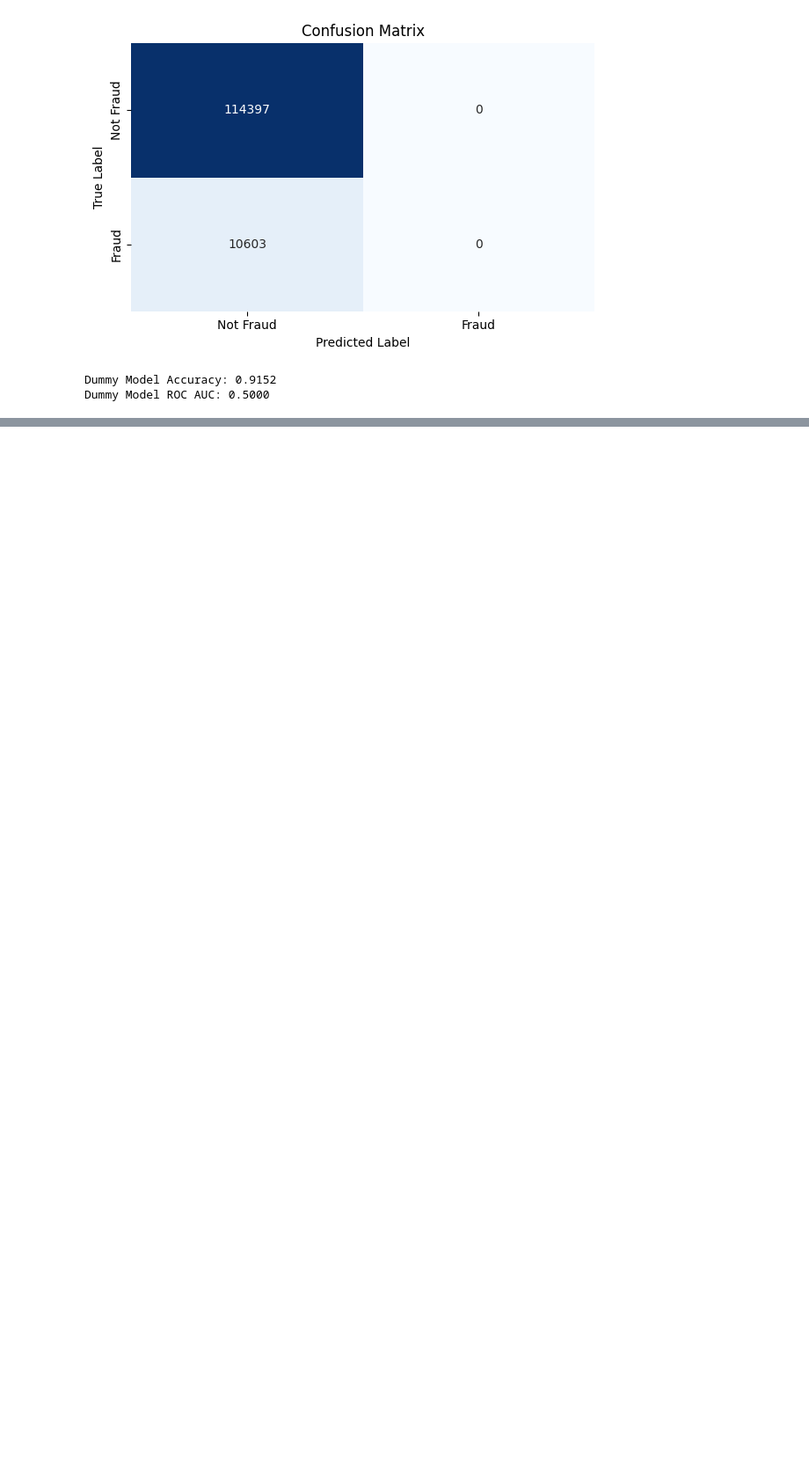
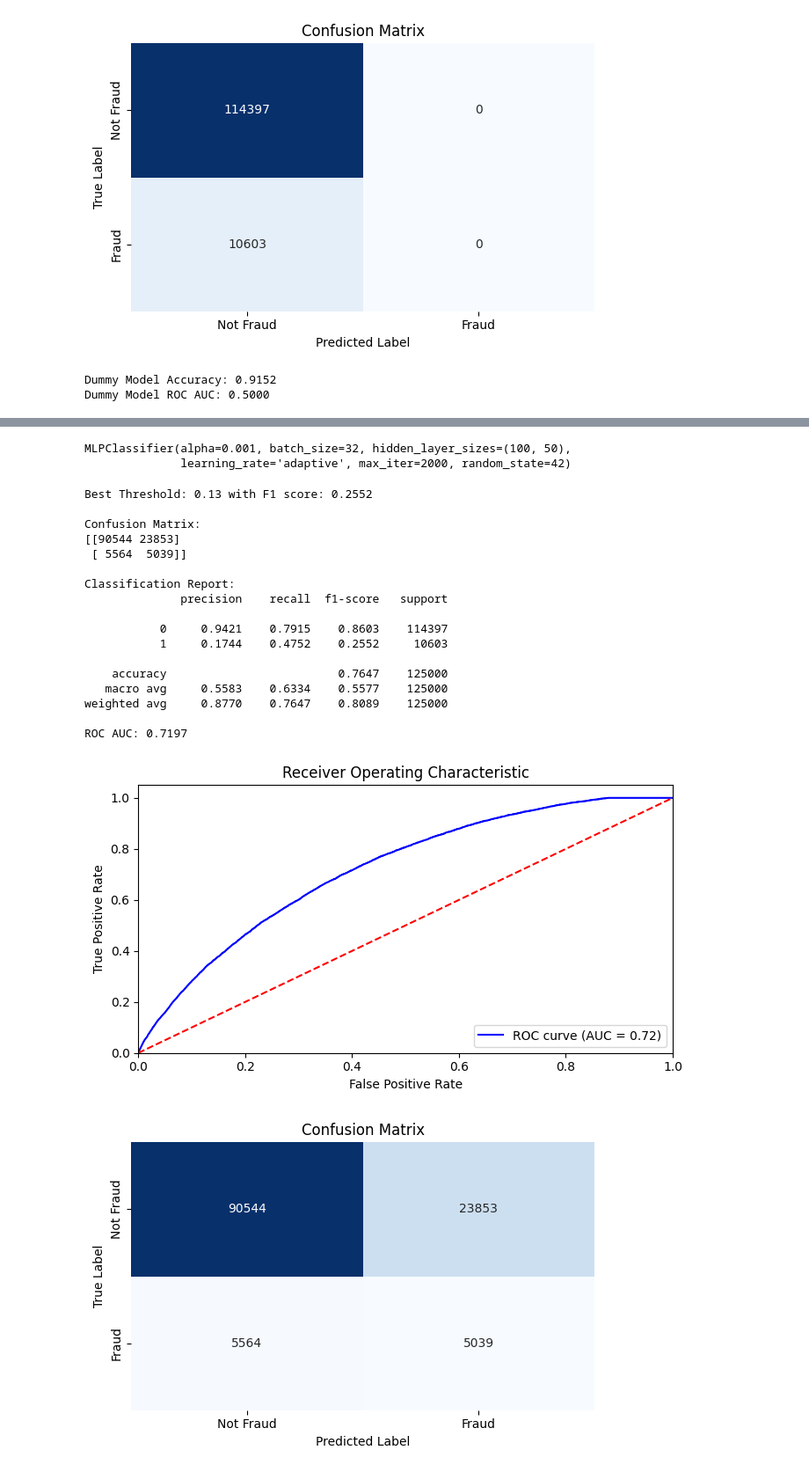
Before and after one commit to b-szczesniak/hackathon-entry, a Jupyter notebook: src/notebooks/model.ipynb, the cells around one changed output, grey strips where cells are left out. Shown at 88% size. Drawn from its saved outputs; the diff is of its cells as text; code cells hidden in the pictures; blank space fills up the shorter version.

Commit message:
feat: new models: mlp classifier and random forest classifier

```diff
--- a/src/notebooks/model.ipynb
+++ b/src/notebooks/model.ipynb
@@ -30,6 +36,7 @@ TARGET = 'is_fraud'
 
 X = df[df.columns.difference([TARGET])]
 y = df[TARGET]
+X = X.astype({col: int for col in X.select_dtypes('bool').columns})
 
 X_train, X_test, y_train, y_test = train_test_split(
     X, y, test_size=0.25, stratify=y, random_state=42
@@ -126,7 +135,7 @@ plt.show()
 # ^^^
 pipeline = make_pipeline(
     StandardScaler(),
-    LogisticRegression(max_iter=5000, random_state=42)
+    LogisticRegression(max_iter=2000, random_state=42)
 )
 param_grid = {
     'logisticregression__C': [0.01, 0.1, 1, 10, 100],
@@ -204,0 +218,52 @@ Dummy Model ROC AUC: 0.5000
+# %%
+scaler = StandardScaler()
+X_train_scaled = scaler.fit_transform(X_train)
+X_test_scaled = scaler.transform(X_test)
+model = MLPClassifier(
+    hidden_layer_sizes=(100, 50),
+    activation='relu',
+    solver='adam',
+    alpha=0.001,
+    batch_size=32,
+    learning_rate='adaptive',
+    learning_rate_init=0.001,
+    max_iter=2000,
+    random_state=42
+)
+model.fit(X_train_scaled, y_train)
+# %% [output]
+MLPClassifier(alpha=0.001, batch_size=32, hidden_layer_sizes=(100, 50),
+              learning_rate='adaptive', max_iter=2000, random_state=42)
+# %%
+y_pred = model.predict(X_test_scaled)
+y_pred_prob = model.predict_proba(X_test_scaled)[:, 1]
+best_thresh, best_f1 = find_best_threshold(y_test, y_pred_prob, metric='f1', verbose=False)
+print(f"\nBest Threshold: {best_thresh:.2f} with F1 score: {best_f1:.4f}")
+y_pred = (y_pred_prob >= best_thresh).astype(int)
+print("\nConfusion Matrix:")
+print(confusion_matrix(y_test, y_pred))
+print("\nClassification Report:")
+print(classification_report(y_test, y_pred, digits=4))
+print(f"ROC AUC: {roc_auc_score(y_test, y_pred_prob):.4f}")
+plot_roc(y_test, y_pred_prob)
+plot_confusion_matrix(y_test, y_pred)
+# %% [output]
+Best Threshold: 0.13 with F1 score: 0.2552
+
+Confusion Matrix:
+[[90544 23853]
+ [ 5564  5039]]
+
+Classification Report:
+              precision    recall  f1-score   support
+
+           0     0.9421    0.7915    0.8603    114397
+           1     0.1744    0.4752    0.2552     10603
+
+    accuracy                         0.7647    125000
+   macro avg     0.5583    0.6334    0.5577    125000
+weighted avg     0.8770    0.7647    0.8089    125000
+
+ROC AUC: 0.7197
+[figure, added]
+[figure, added]
```
Also changed, not shown: parts of 13 cells of this notebook, 1 other file.
